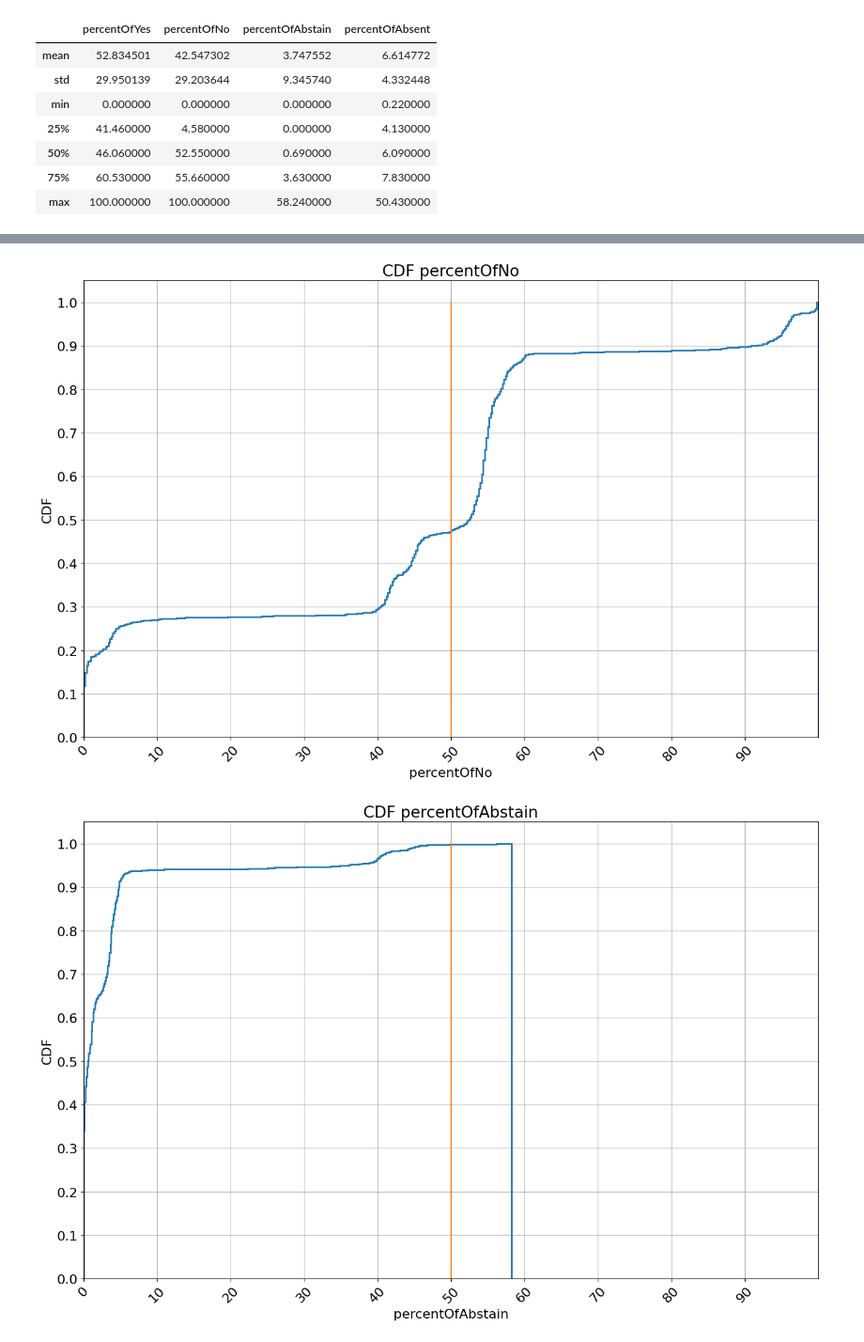
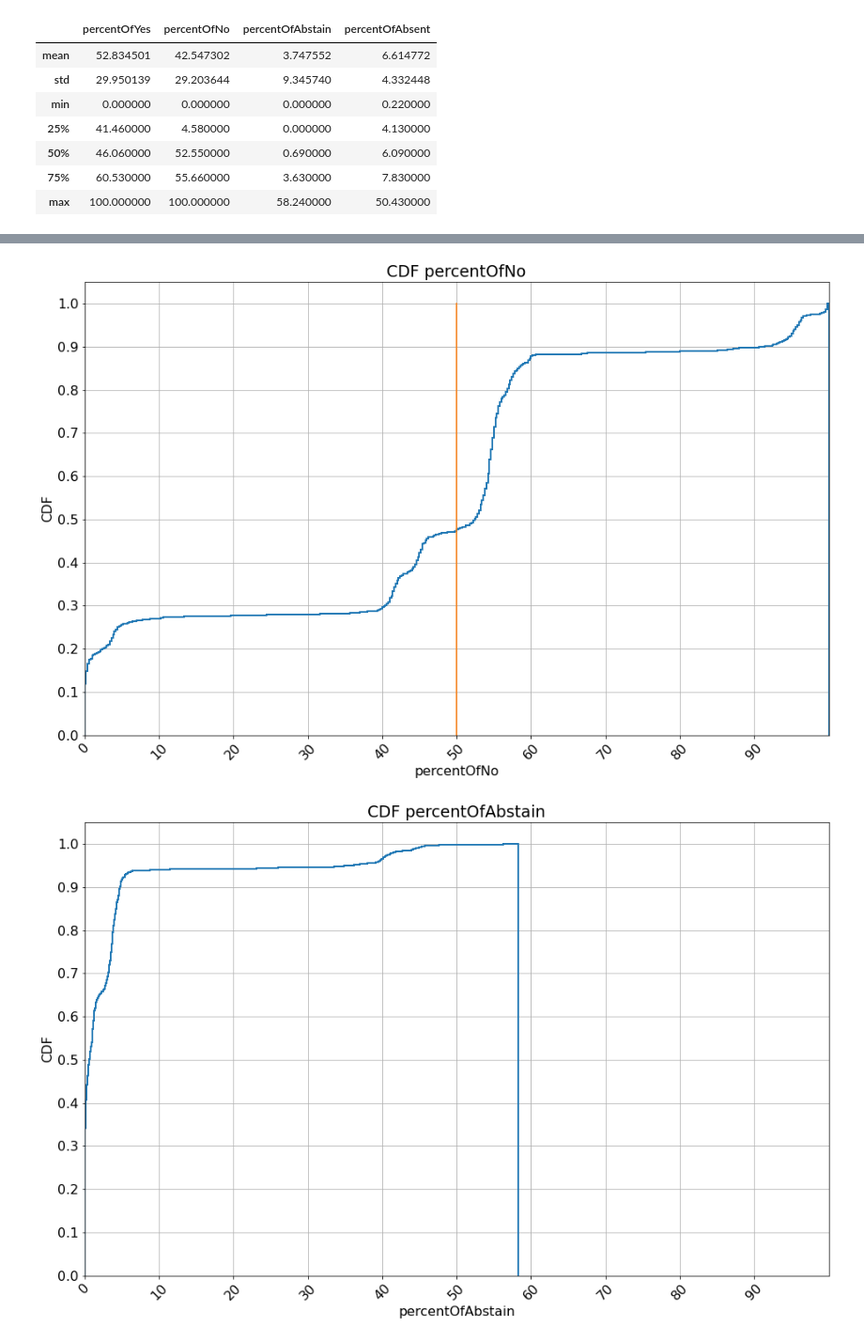
Before and after one commit to michalszycha/polish-sejm-check, a Jupyter notebook: voting.ipynb, the cells around one changed output, grey strips where cells are left out. Shown at 94% size. Cells and saved outputs as stored; diff of their text form; code cells hidden in the pictures.

```diff
--- a/voting.ipynb
+++ b/voting.ipynb
@@ -35,27 +202,28 @@ voting_df[voting_df.percentOfAbsent == 50.43]
 # %%
 for column in percent_columns:
     plt.figure(figsize=(16,10))
     plt.rcParams.update(
         {'font.size': 16}
     )
     plt.hist(
         voting_df[column],
         bins=500,
         cumulative=True,
         density=True,
         histtype='step',
         linewidth=2
     )
-    plt.plot([50,50], [0,1])
+    if ('Yes' in column) | ('No' in column):
+        plt.plot([50,50], [0,1])
     plt.xticks(np.arange(0, 100, 10), np.arange(0, 100, 10), rotation=45)
     plt.yticks(np.arange(0, 1.1, 0.1), np.round(np.arange(0, 1.1, 0.1),1))
     plt.xlim(0,100)
     plt.grid(True)
     plt.title(f'CDF {column}')
     plt.xlabel(column)
     plt.ylabel('CDF')
     plt.show()
 # %% [output]
 [figure]
-[figure, old version]
+[figure, new version]
-[figure, old version]
+[figure, new version]
```
Also changed, not shown: parts of 36 cells of this notebook.
